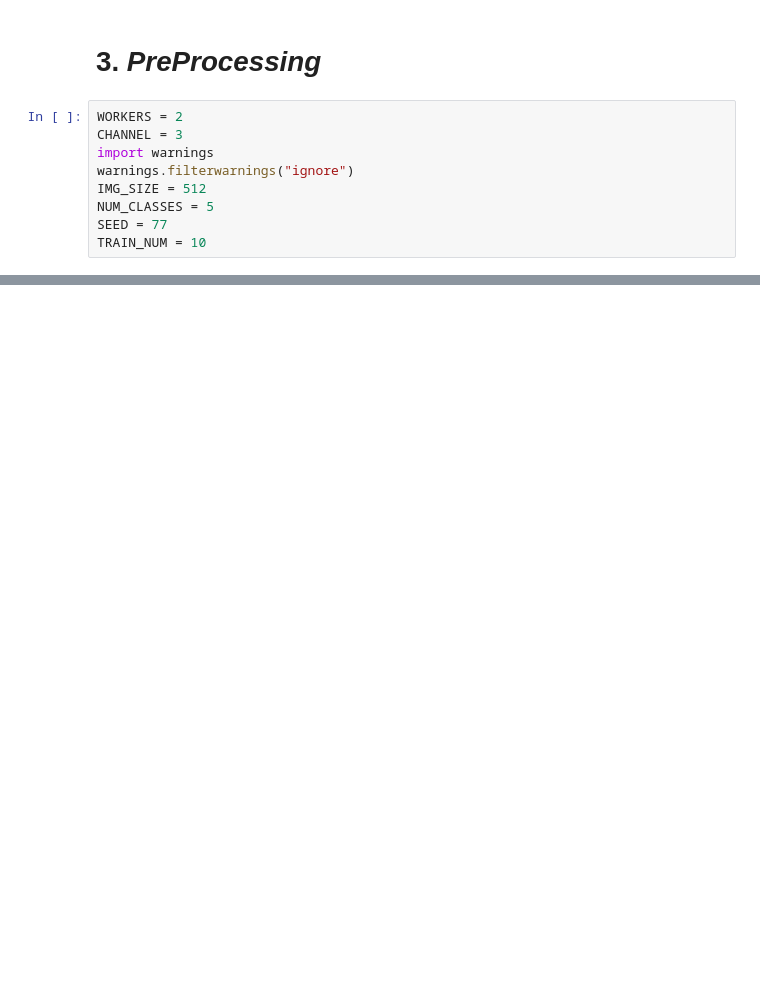
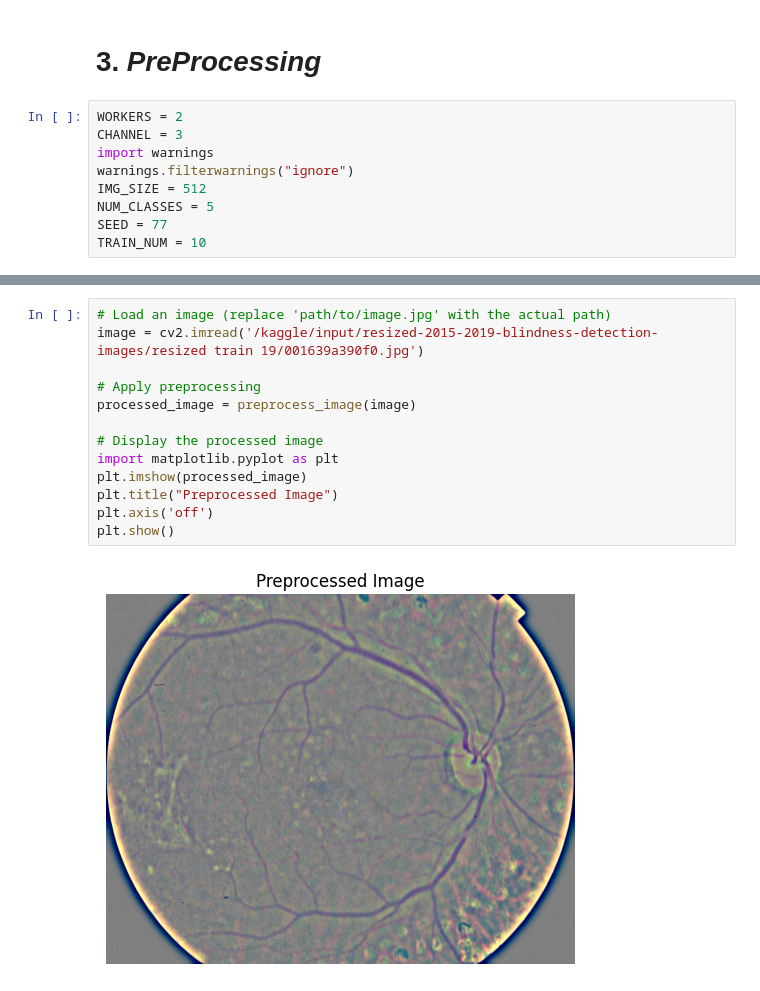
Before and after one commit to SunilkumarAdapa/Diabetic-Retinopathy, a Jupyter notebook: ai-dr-classification.ipynb, the cells around one changed output, grey strips where cells are left out. Saved outputs shown, nothing was run; the diff lists cells and outputs as text; blank space fills up the shorter version.

```diff
--- a/ai-dr-classification.ipynb
+++ b/ai-dr-classification.ipynb
@@ -144,0 +168,15 @@ valid_y.hist()
+# %%
+# Load an image (replace 'path/to/image.jpg' with the actual path)
+image = cv2.imread('/kaggle/input/resized-2015-2019-blindness-detection-images/resized train 19/001639a390f0.jpg')
+
+# Apply preprocessing
+processed_image = preprocess_image(image)
+
+# Display the processed image
+import matplotlib.pyplot as plt
+plt.imshow(processed_image)
+plt.title("Preprocessed Image")
+plt.axis('off')
+plt.show()
+# %% [output]
+[figure, added]
```
Also changed, not shown: parts of 5 cells of this notebook.
